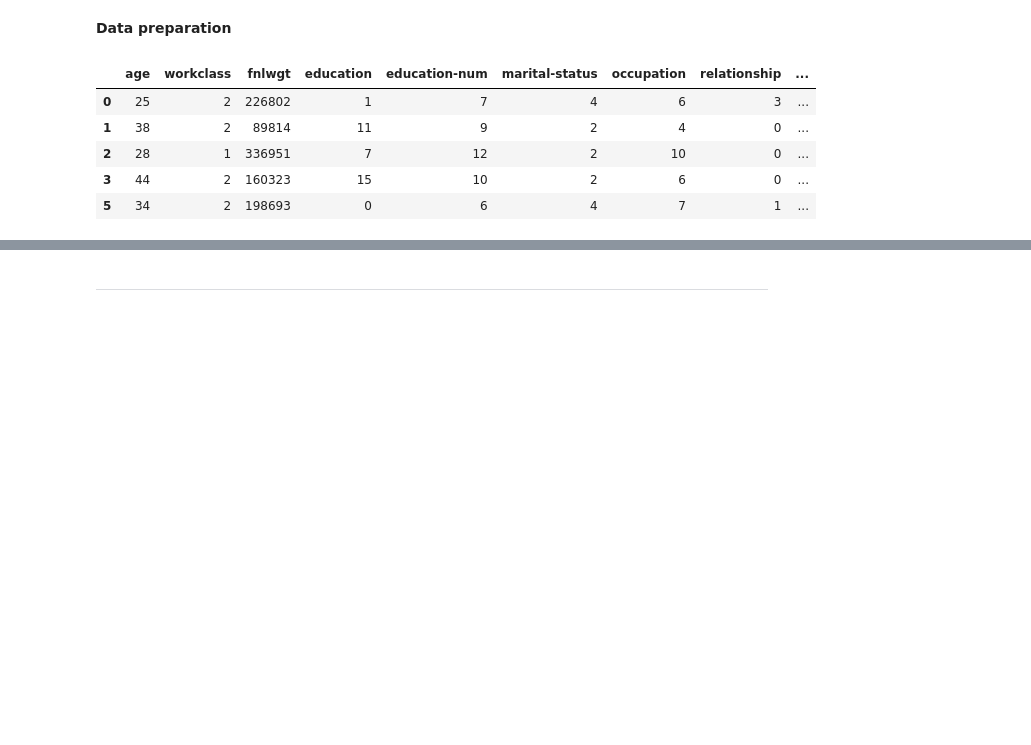
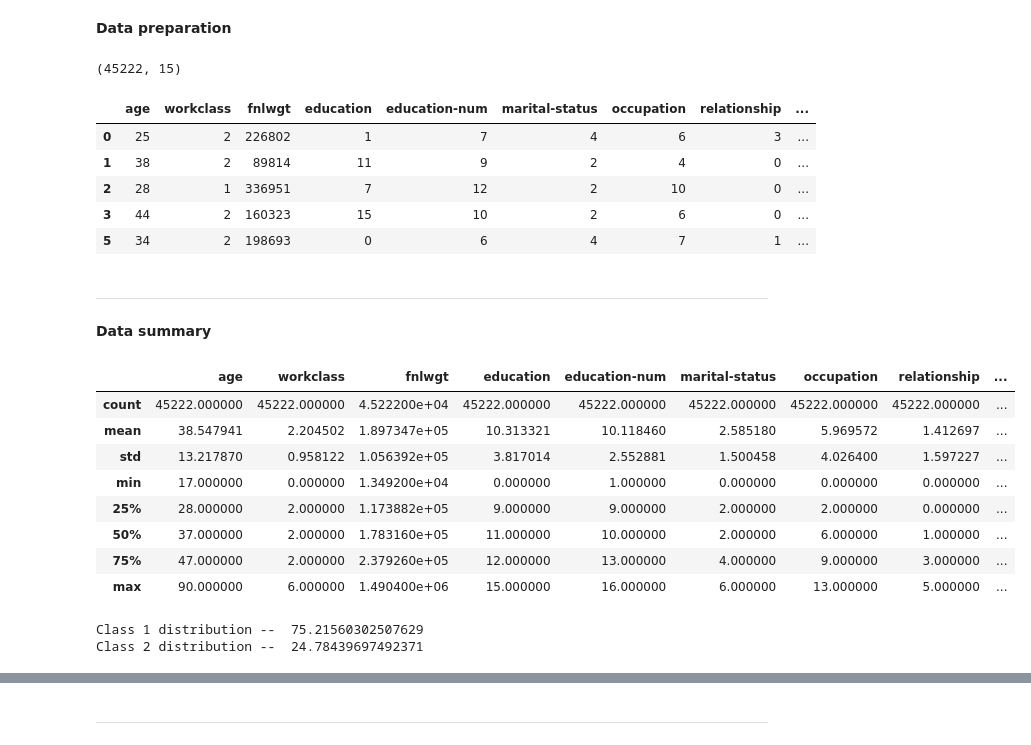
Before and after one commit to shakkeel1330/cook-imly, a Jupyter notebook: Notebooks/UCI Adult income dataset.ipynb, the cells around one changed output, grey strips where cells are left out. Saved outputs shown, nothing was run; the diff lists cells and outputs as text; code cells hidden in the pictures; blank space fills up the shorter version.

```diff
--- a/Notebooks/UCI Adult income dataset.ipynb
+++ b/Notebooks/UCI Adult income dataset.ipynb
@@ -37,7 +39,7 @@ import numpy as np
 names = ['age', 'workclass', 'fnlwgt', 'education', 'education-num',
          'marital-status', 'occupation', 'relationship', 'race', 'sex', 'capital-gain', 'capital-loss',
          'hours-per-week', 'native-country', 'target']
-data = pd.read_csv("dataset.csv", delimiter=" ", header=None, names=names)
+data = pd.read_csv("../data/dataset.csv", delimiter=" ", header=None, names=names)
 
 # Check for columns that contain missing values #
 # col_names = data.columns
@@ -58,9 +60,6 @@ data = data[data["native-country"] != "?"]
 # Convert categorical fields #
 categorical_col = ['workclass', 'education', 'marital-status', 'occupation',
                    'relationship', 'race', 'sex', 'native-country', 'target']
-
-# for col in categorical_col:
-#     data.col
 
 # for col in categorical_col:
 #     categories = unique_of(data.col)
@@ -85,9 +84,32 @@ x_train, x_test, y_train, y_test = train_test_split(X, Y, test_size=0.60, random
 data.shape
 data.head()
 # %% [output]
+(45222, 15)
 |  | age | workclass | fnlwgt | education | education-num | marital-status | occupation | relationship | ... |
 | 0 | 25 | 2 | 226802 | 1 | 7 | 4 | 6 | 3 | ... |
 | 1 | 38 | 2 | 89814 | 11 | 9 | 2 | 4 | 0 | ... |
 | 2 | 28 | 1 | 336951 | 7 | 12 | 2 | 10 | 0 | ... |
 | 3 | 44 | 2 | 160323 | 15 | 10 | 2 | 6 | 0 | ... |
 | 5 | 34 | 2 | 198693 | 0 | 6 | 4 | 7 | 1 | ... |
+# %% [markdown]
+---
+# %% [markdown]
+**Data summary**
+# %%
+data.describe()
+# %% [output]
+|  | age | workclass | fnlwgt | education | education-num | marital-status | occupation | relationship | ... |
+| count | 45222.000000 | 45222.000000 | 4.522200e+04 | 45222.000000 | 45222.000000 | 45222.000000 | 45222.000000 | 45222.000000 | ... |
+| mean | 38.547941 | 2.204502 | 1.897347e+05 | 10.313321 | 10.118460 | 2.585180 | 5.969572 | 1.412697 | ... |
+| std | 13.217870 | 0.958122 | 1.056392e+05 | 3.817014 | 2.552881 | 1.500458 | 4.026400 | 1.597227 | ... |
+| min | 17.000000 | 0.000000 | 1.349200e+04 | 0.000000 | 1.000000 | 0.000000 | 0.000000 | 0.000000 | ... |
+| 25% | 28.000000 | 2.000000 | 1.173882e+05 | 9.000000 | 9.000000 | 2.000000 | 2.000000 | 0.000000 | ... |
+| 50% | 37.000000 | 2.000000 | 1.783160e+05 | 11.000000 | 10.000000 | 2.000000 | 6.000000 | 1.000000 | ... |
+| 75% | 47.000000 | 2.000000 | 2.379260e+05 | 12.000000 | 13.000000 | 4.000000 | 9.000000 | 3.000000 | ... |
+| max | 90.000000 | 6.000000 | 1.490400e+06 | 15.000000 | 16.000000 | 6.000000 | 13.000000 | 5.000000 | ... |
+# %%
+print("Class 1 distribution -- ", data['target'].value_counts()[0] / data.shape[0] * 100)
+print("Class 2 distribution -- ", data['target'].value_counts()[1] / data.shape[0] * 100)
+# %% [output]
+Class 1 distribution --  75.21560302507629
+Class 2 distribution --  24.78439697492371
```
Also changed, not shown: parts of 6 cells of this notebook, 5 other files.
